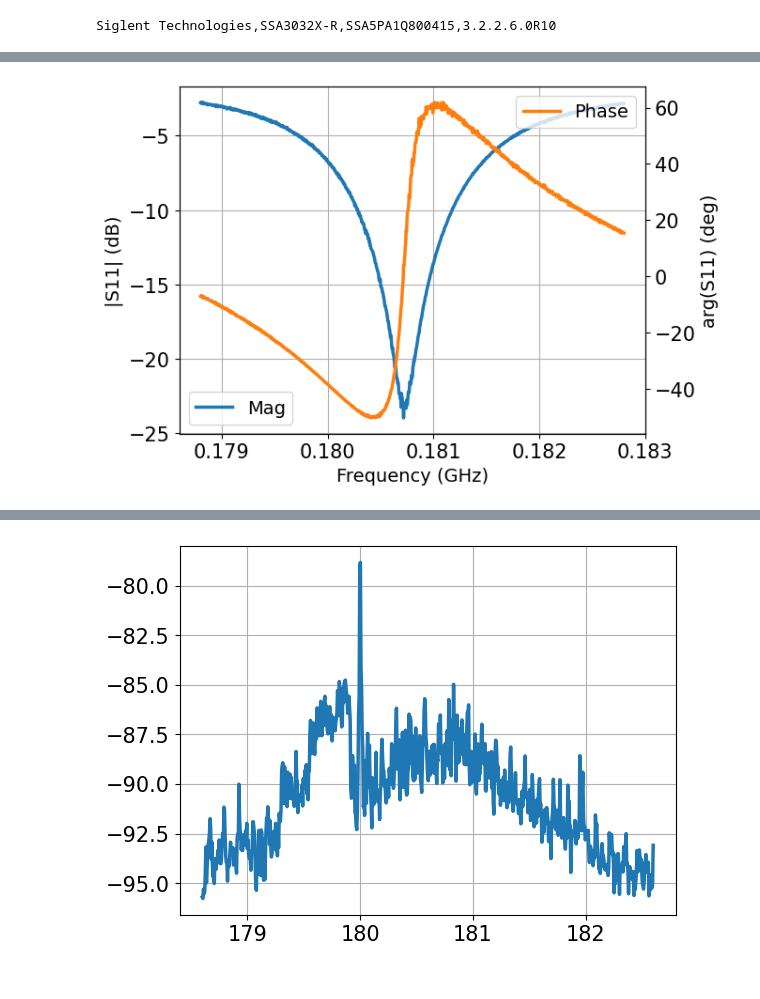
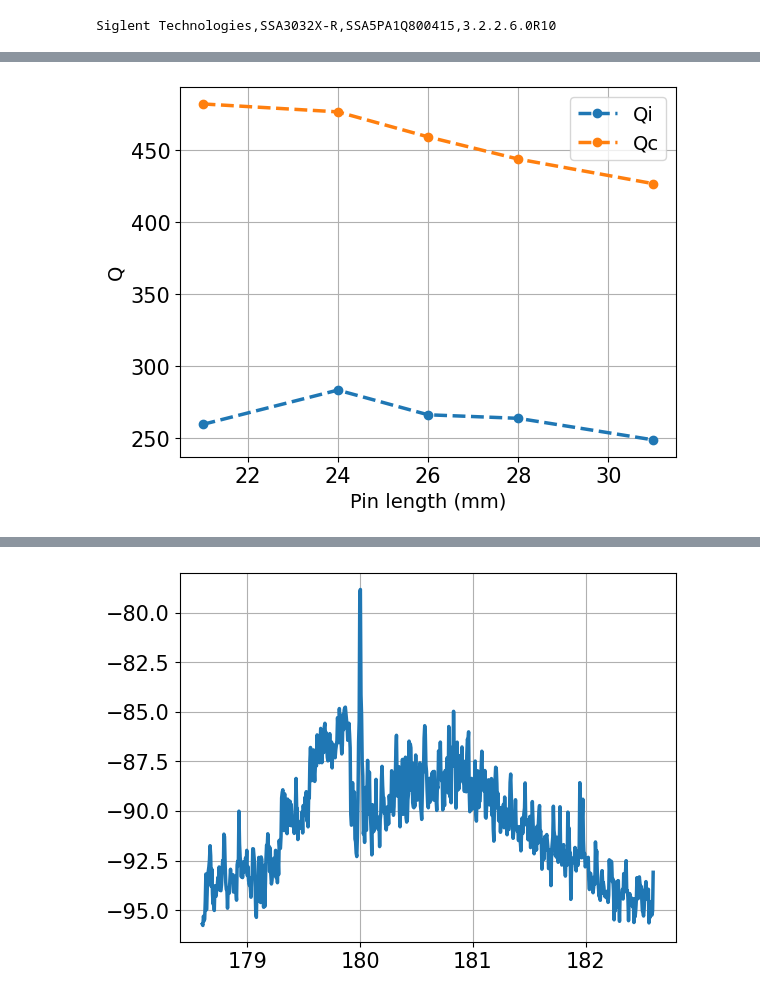
Before and after one commit to Andris-Huang/edes, a Jupyter notebook: edes/modules/spectrum_analyzer/VNA_mode.ipynb, the cells around one changed output, grey strips where cells are left out. Drawn from its saved outputs; the diff is of its cells as text; code cells hidden in the pictures.

```diff
--- a/edes/modules/spectrum_analyzer/VNA_mode.ipynb
+++ b/edes/modules/spectrum_analyzer/VNA_mode.ipynb
@@ -125,4 +173,0 @@ Ql = 72.693 +- 0.301
-# %%
-f, mag, phase = measure_and_plot_S11(SSA)
-# %% [output]
-[figure, removed]
@@ -131,3 +178,20 @@ np.savez('resonator_10_17.npz', f=f, complex_data=complex_data, mag=mag, phase=p
+# %%
+all_f, all_Qi, all_Qc, all_Ql = [], [], [], []
+pin_len = [21, 24, 26, 28, 31]
+for pin in pin_len:
+    file = np.load(f'resonator_10_31_sma_pin_{pin}mm.npz')
+    f, complex_data = file['f'], file['complex_data']
+    f, Qi, Qc, Ql = plot_S11_fit(f, complex_data, plot=False)# fcrop=(200, 300)),
+    all_f.append(f)
+    all_Qi.append(Qi)
+    all_Qc.append(Qc)
+    all_Ql.append(Ql)
+plot(pin_len, all_Qi, '.--', label='Qi')
+plot(pin_len, all_Qc, '.--', label='Qc', xlabel='Pin length (mm)', ylabel='Q')
+plt.legend()
+plt.show()
+# %% [output]
+[figure, added]
 # %%
 vna = SSA
 
```
Also changed, not shown: parts of 10 cells of this notebook, 30 other files.
